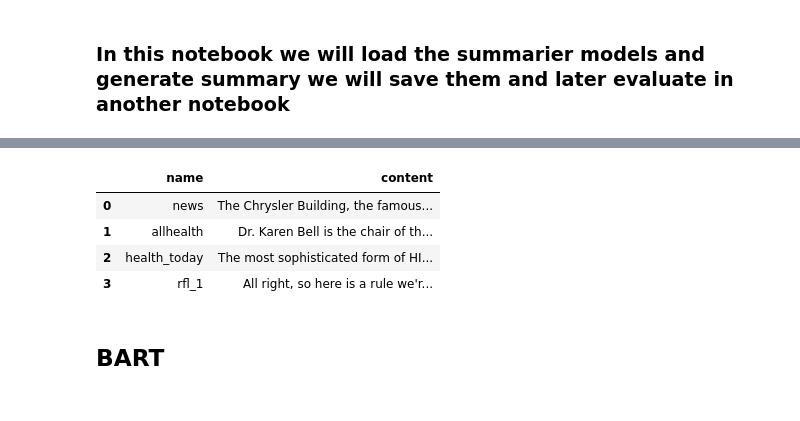
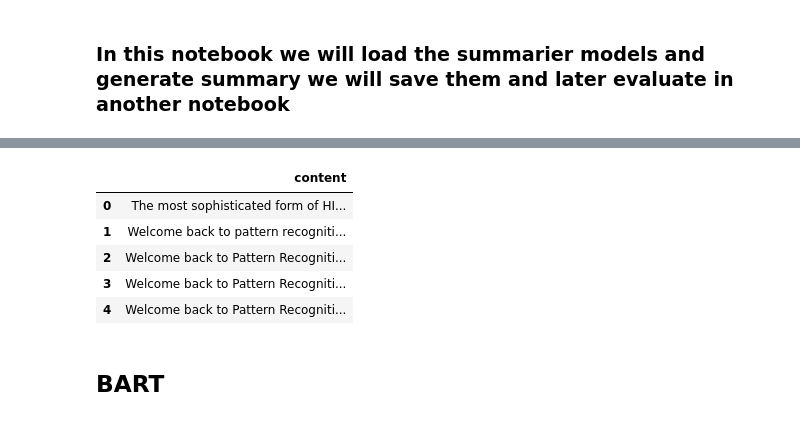
Before and after one commit to Elshan777/Text-Summarization-for-Lecture-Notes, a Jupyter notebook: Summary_Generator.ipynb, the cells around one changed output, grey strips where cells are left out. Saved outputs shown, nothing was run; the diff lists cells and outputs as text; code cells hidden in the pictures.

```diff
--- a/Summary_Generator.ipynb
+++ b/Summary_Generator.ipynb
@@ -41,32 +25,24 @@ nltk.download("punkt")
 True
-# %%
-with open('/content/lecture-summarizer/data/news.txt') as f:
-    contents = f.read()
-news = contents
-
-with open('/content/lecture-summarizer/data/allhealth.txt') as f:
-    contents = f.read()
-allhealth = contents
-
-with open('/content/lecture-summarizer/data/health_today.txt') as f:
-    contents = f.read()
-health_today = contents
-
-with open('/content/lecture-summarizer/data/rfl_1.txt') as f:
-    contents = f.read()
-rfl_1 = contents
-# %%
-import pandas as pd
-
-df = pd.DataFrame(data = {'name': ['news', 'allhealth', 'health_today', 'rfl_1'],
-                    'content': [news, allhealth, health_today, rfl_1] })
-df.head()
-# %% [output]
-|  | name | content |
-| 0 | news | The Chrysler Building, the famous... |
-| 1 | allhealth | Dr. Karen Bell is the chair of th... |
-| 2 | health_today | The most sophisticated form of HI... |
-| 3 | rfl_1 | All right, so here is a rule we'r... |
+# %%
+all_files = os.listdir("/content/data/")
+contents = []
+for file_name in tqdm(all_files):
+  dir_name = "/content/data/" + file_name
+  with open(dir_name) as f:
+    content = f.read()
+    contents.append(content)
+
+df = pd.DataFrame()
+
+df['content'] = contents
+df.head()
+# %% [output]
+|  | content |
+| 0 | The most sophisticated form of HI... |
+| 1 | Welcome back to pattern recogniti... |
+| 2 | Welcome back to Pattern Recogniti... |
+| 3 | Welcome back to Pattern Recogniti... |
+| 4 | Welcome back to Pattern Recogniti... |
 # %%
 import textwrap
 
```
Also changed, not shown: parts of 2 cells of this notebook.
